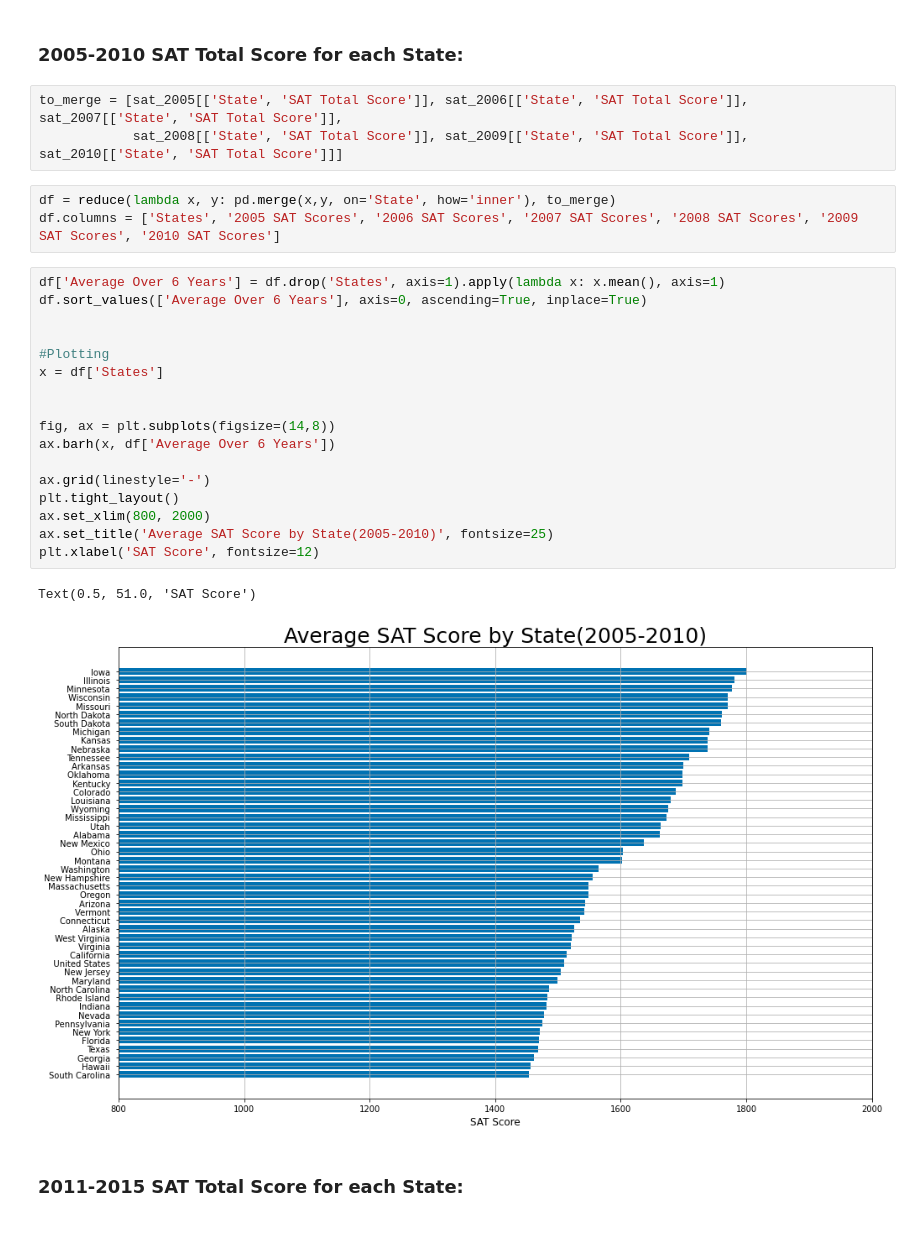
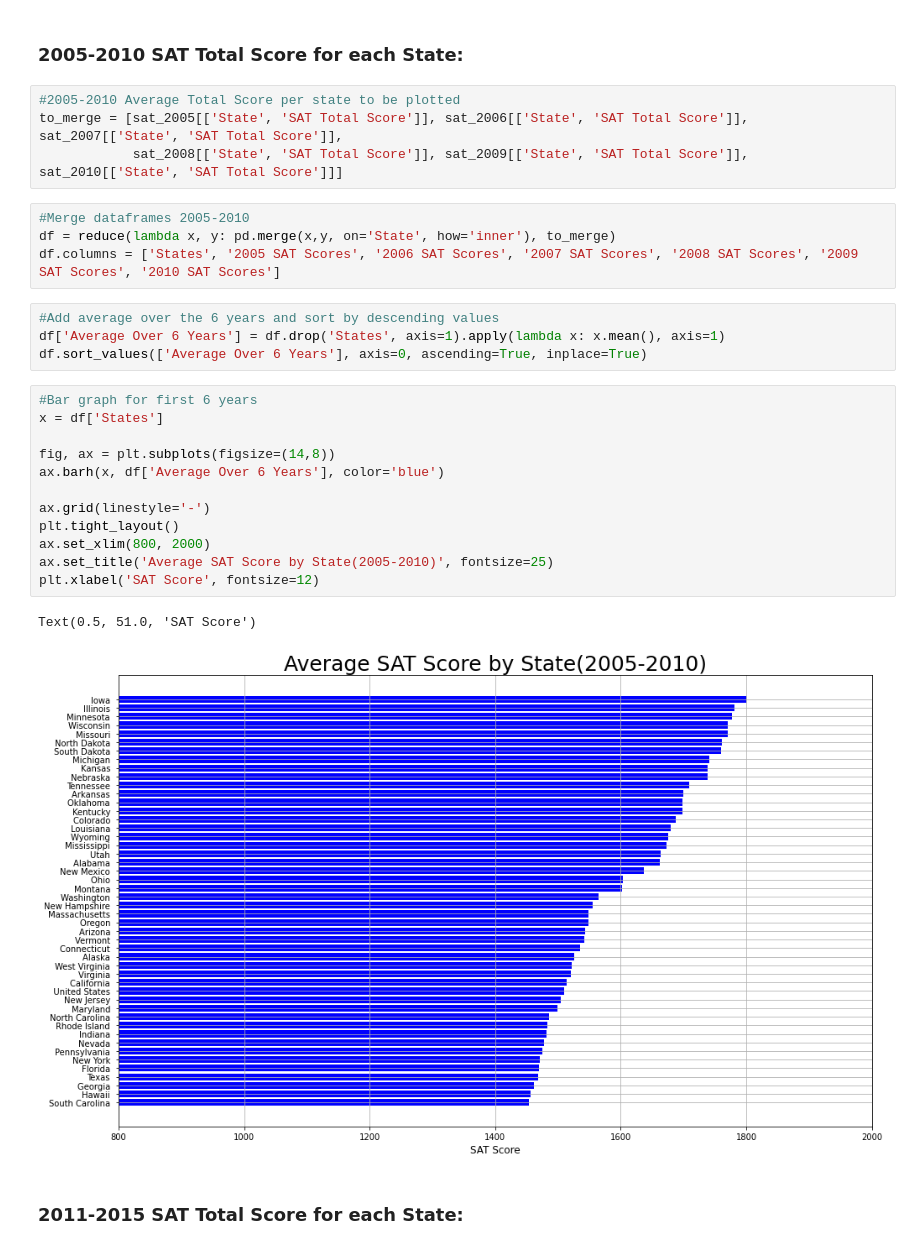
Before and after one commit to phamc4/Projects, a Jupyter notebook: SAT_changes.ipynb, the cells around one changed output. Cells and saved outputs as stored; diff of their text form.

Commit message:
Modified plots

```diff
--- a/SAT_changes.ipynb
+++ b/SAT_changes.ipynb
@@ -106,30 +104,31 @@ sat_2015 = clean_dataset(load_2015, 14, 17)
 # %% [markdown]
 ### 2005-2010 SAT Total Score for each State:
 # %%
+#2005-2010 Average Total Score per state to be plotted
 to_merge = [sat_2005[['State', 'SAT Total Score']], sat_2006[['State', 'SAT Total Score']], sat_2007[['State', 'SAT Total Score']],
             sat_2008[['State', 'SAT Total Score']], sat_2009[['State', 'SAT Total Score']], sat_2010[['State', 'SAT Total Score']]]
 # %%
+#Merge dataframes 2005-2010
 df = reduce(lambda x, y: pd.merge(x,y, on='State', how='inner'), to_merge)
 df.columns = ['States', '2005 SAT Scores', '2006 SAT Scores', '2007 SAT Scores', '2008 SAT Scores', '2009 SAT Scores', '2010 SAT Scores']
+# %%
+#Add average over the 6 years and sort by descending values
+df['Average Over 6 Years'] = df.drop('States', axis=1).apply(lambda x: x.mean(), axis=1)
+df.sort_values(['Average Over 6 Years'], axis=0, ascending=True, inplace=True)
 # %%
-df['Average Over 6 Years'] = df.drop('States', axis=1).apply(lambda x: x.mean(), axis=1)
-df.sort_values(['Average Over 6 Years'], axis=0, ascending=True, inplace=True)
-
-
-#Plotting
+#Bar graph for first 6 years
 x = df['States']
 
-
 fig, ax = plt.subplots(figsize=(14,8))
-ax.barh(x, df['Average Over 6 Years'])
+ax.barh(x, df['Average Over 6 Years'], color='blue')
 
 ax.grid(linestyle='-')
 plt.tight_layout()
 ax.set_xlim(800, 2000)
 ax.set_title('Average SAT Score by State(2005-2010)', fontsize=25)
 plt.xlabel('SAT Score', fontsize=12)
 # %% [output]
 Text(0.5, 51.0, 'SAT Score')
-[figure, old version]
+[figure, new version]
 # %% [markdown]
 ### 2011-2015 SAT Total Score for each State:
```
Also changed, not shown: parts of 24 cells of this notebook.
